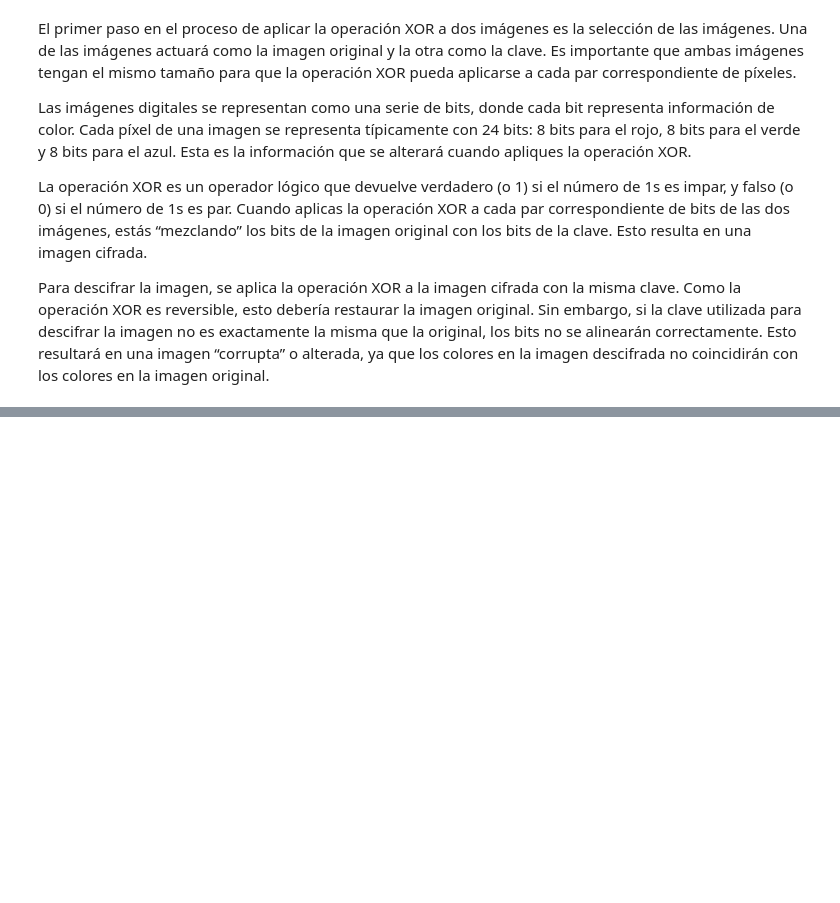
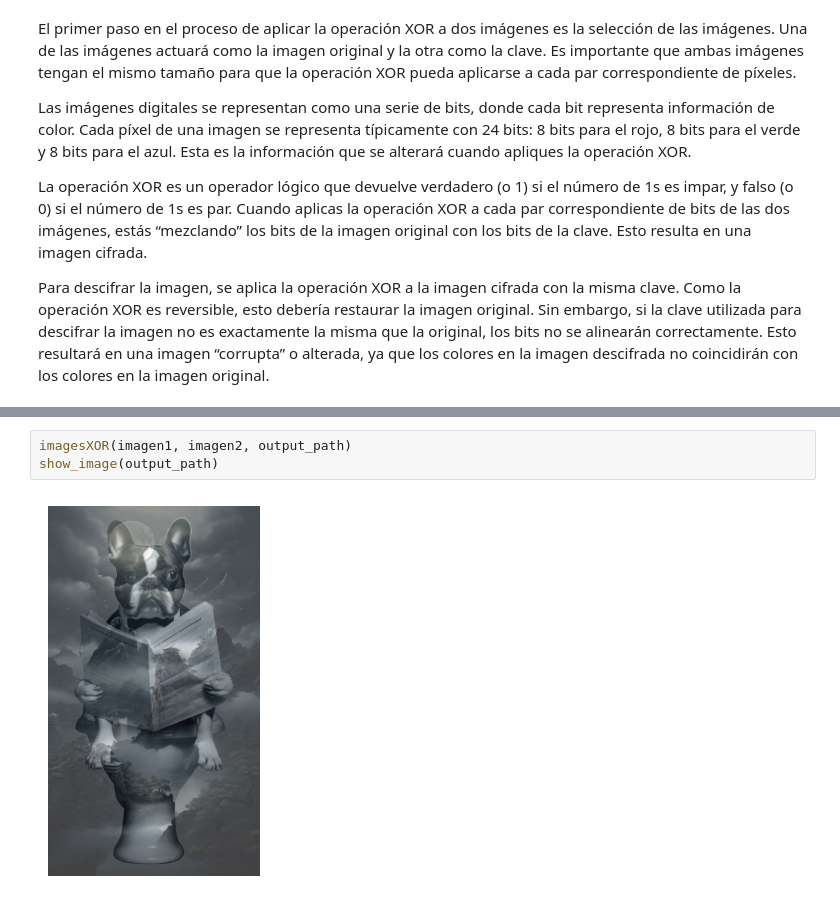
Before and after one commit to javim7/Cifrado-Informacion, a Jupyter notebook: parteB.ipynb, the cells around one changed output, grey strips where cells are left out. Saved outputs shown, nothing was run; the diff lists cells and outputs as text; blank space fills up the shorter version.

```diff
--- a/parteB.ipynb
+++ b/parteB.ipynb
@@ -86,0 +100,5 @@ Para descifrar la imagen, se aplica la operación XOR a la imagen cifrada con la
+# %%
+imagesXOR(imagen1, imagen2, output_path)
+show_image(output_path)
+# %% [output]
+[figure, added]
```
Also changed, not shown: parts of 14 cells of this notebook, 9 other files.
